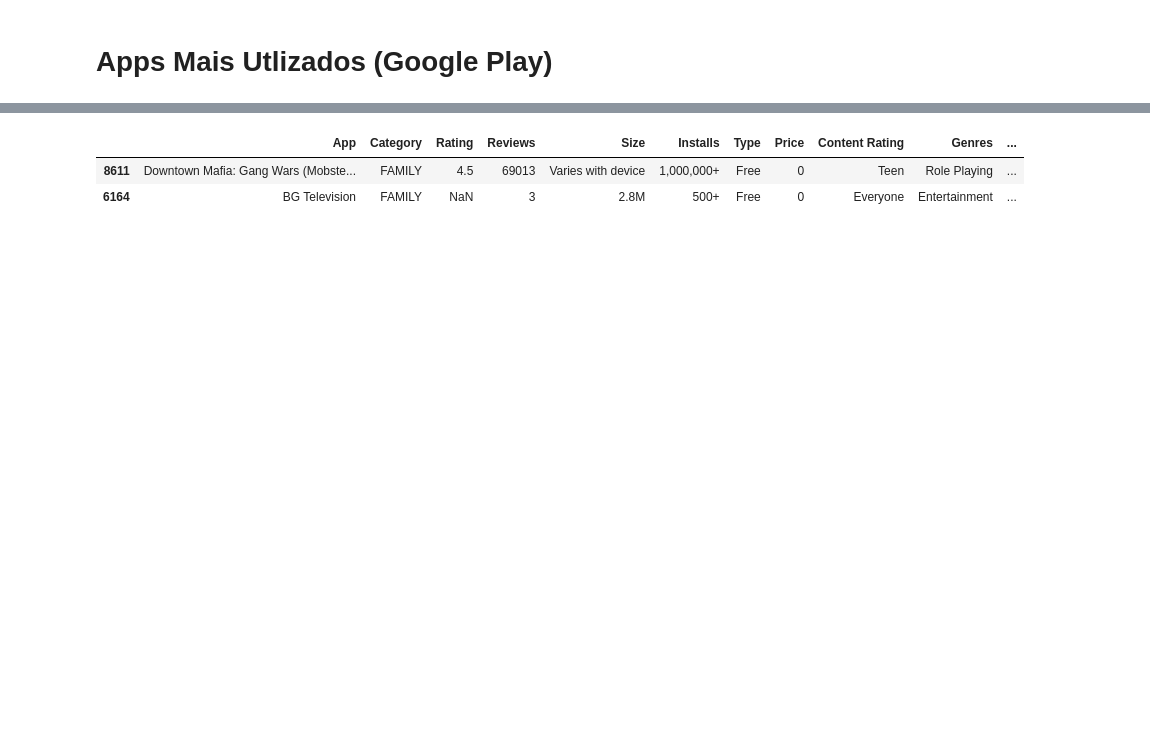
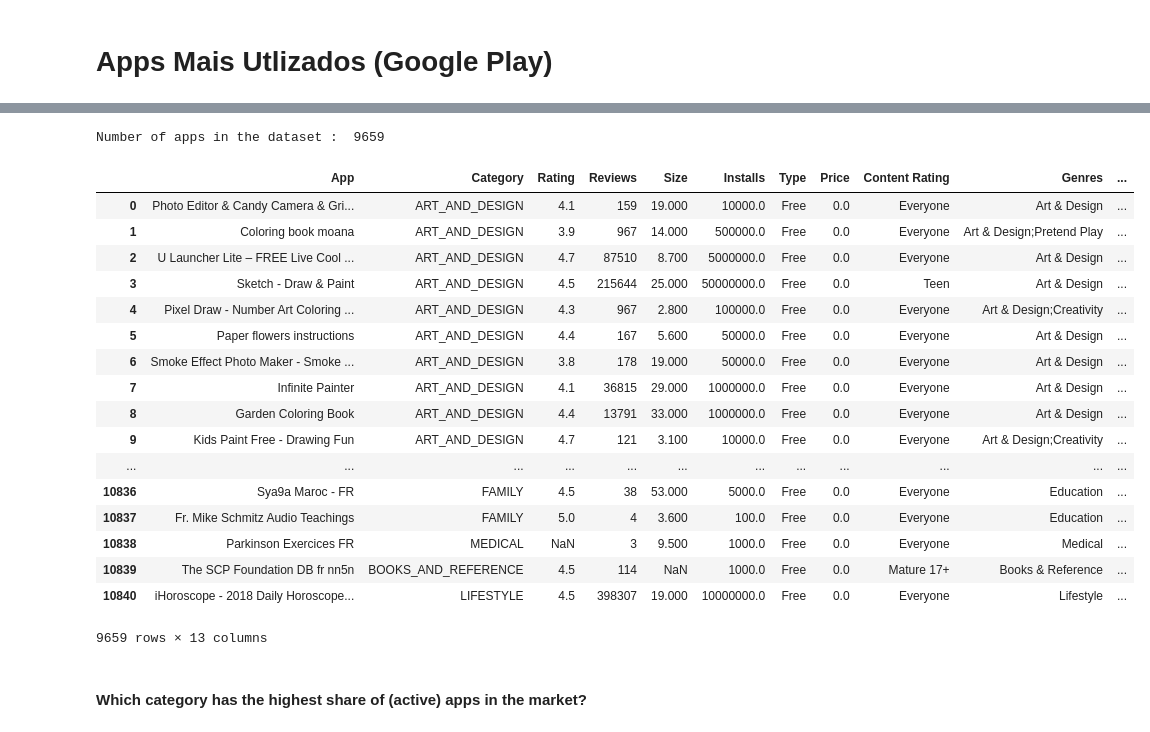
Before and after one commit to Joao1512/Analise-de-dados-Apps-mais-utilizados-Google-play, a Jupyter notebook: EP2- Dados Apps Mais Utlizados (Google Play).ipynb, the cells around one changed output, grey strips where cells are left out. Cells and saved outputs as stored; diff of their text form; code cells hidden in the pictures; blank space fills up the shorter version.

```diff
--- a/EP2- Dados Apps Mais Utlizados (Google Play).ipynb
+++ b/EP2- Dados Apps Mais Utlizados (Google Play).ipynb
@@ -21,9 +19,3 @@ ModuleNotFoundError: No module named 'plotly'
 filename = 'googleplaystore.csv'
 # %%
 df = pd.read_csv(filename)
-# %%
-df.sample(2)
-# %% [output]
-|  | App | Category | Rating | Reviews | Size | Installs | Type | Price | Content Rating | Genres | ... |
-| 8611 | Downtown Mafia: Gang Wars (Mobste... | FAMILY | 4.5 | 69013 | Varies with device | 1,000,000+ | Free | 0 | Teen | Role Playing | ... |
-| 6164 | BG Television | FAMILY | NaN | 3 | 2.8M | 500+ | Free | 0 | Everyone | Entertainment | ... |
@@ -29,0 +24,36 @@ df.sample(2)
+# %%
+df.drop_duplicates(subset='App', inplace=True)
+df = df[df['Android Ver'] != np.nan]
+df = df[df['Android Ver'] != 'NaN']
+df = df[df['Installs'] != 'Free']
+df = df[df['Installs'] != 'Paid']
+print('Number of apps in the dataset : ' , len(df))
+# %%
+df['Installs'] = df['Installs'].apply(lambda x: x.replace('+', '') if '+' in str(x) else x)
+df['Installs'] = df['Installs'].apply(lambda x: x.replace(',', '') if ',' in str(x) else x)
+df['Installs'] = df['Installs'].apply(lambda x: int(x))
+# %%
+print('Number of apps in the dataset : ' , len(df))
+df.head(9659)
+# %% [output]
+Number of apps in the dataset :  9659
+|  | App | Category | Rating | Reviews | Size | Installs | Type | Price | Content Rating | Genres | ... |
+| 0 | Photo Editor & Candy Camera & Gri... | ART_AND_DESIGN | 4.1 | 159 | 19.000 | 10000.0 | Free | 0.0 | Everyone | Art & Design | ... |
+| 1 | Coloring book moana | ART_AND_DESIGN | 3.9 | 967 | 14.000 | 500000.0 | Free | 0.0 | Everyone | Art & Design;Pretend Play | ... |
+| 2 | U Launcher Lite – FREE Live Cool ... | ART_AND_DESIGN | 4.7 | 87510 | 8.700 | 5000000.0 | Free | 0.0 | Everyone | Art & Design | ... |
+| 3 | Sketch - Draw & Paint | ART_AND_DESIGN | 4.5 | 215644 | 25.000 | 50000000.0 | Free | 0.0 | Teen | Art & Design | ... |
+| 4 | Pixel Draw - Number Art Coloring ... | ART_AND_DESIGN | 4.3 | 967 | 2.800 | 100000.0 | Free | 0.0 | Everyone | Art & Design;Creativity | ... |
+| 5 | Paper flowers instructions | ART_AND_DESIGN | 4.4 | 167 | 5.600 | 50000.0 | Free | 0.0 | Everyone | Art & Design | ... |
+| 6 | Smoke Effect Photo Maker - Smoke ... | ART_AND_DESIGN | 3.8 | 178 | 19.000 | 50000.0 | Free | 0.0 | Everyone | Art & Design | ... |
+| 7 | Infinite Painter | ART_AND_DESIGN | 4.1 | 36815 | 29.000 | 1000000.0 | Free | 0.0 | Everyone | Art & Design | ... |
+| 8 | Garden Coloring Book | ART_AND_DESIGN | 4.4 | 13791 | 33.000 | 1000000.0 | Free | 0.0 | Everyone | Art & Design | ... |
+| 9 | Kids Paint Free - Drawing Fun | ART_AND_DESIGN | 4.7 | 121 | 3.100 | 10000.0 | Free | 0.0 | Everyone | Art & Design;Creativity | ... |
+| ... | ... | ... | ... | ... | ... | ... | ... | ... | ... | ... | ... |
+| 10836 | Sya9a Maroc - FR | FAMILY | 4.5 | 38 | 53.000 | 5000.0 | Free | 0.0 | Everyone | Education | ... |
+| 10837 | Fr. Mike Schmitz Audio Teachings | FAMILY | 5.0 | 4 | 3.600 | 100.0 | Free | 0.0 | Everyone | Education | ... |
+| 10838 | Parkinson Exercices FR | MEDICAL | NaN | 3 | 9.500 | 1000.0 | Free | 0.0 | Everyone | Medical | ... |
+| 10839 | The SCP Foundation DB fr nn5n | BOOKS_AND_REFERENCE | 4.5 | 114 | NaN | 1000.0 | Free | 0.0 | Mature 17+ | Books & Reference | ... |
+| 10840 | iHoroscope - 2018 Daily Horoscope... | LIFESTYLE | 4.5 | 398307 | 19.000 | 10000000.0 | Free | 0.0 | Everyone | Lifestyle | ... |
+9659 rows × 13 columns
+# %% [markdown]
+#### Which category has the highest share of (active) apps in the market?
```
Also changed, not shown: parts of 7 cells of this notebook, 1 other file.
